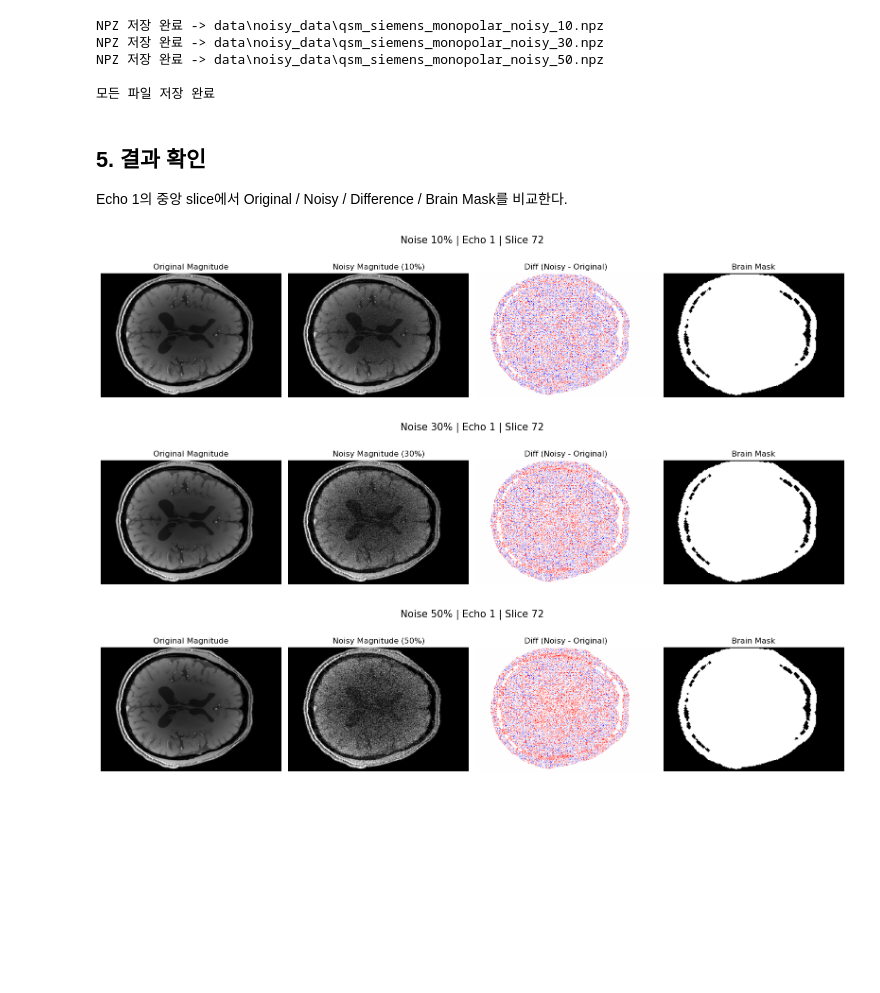
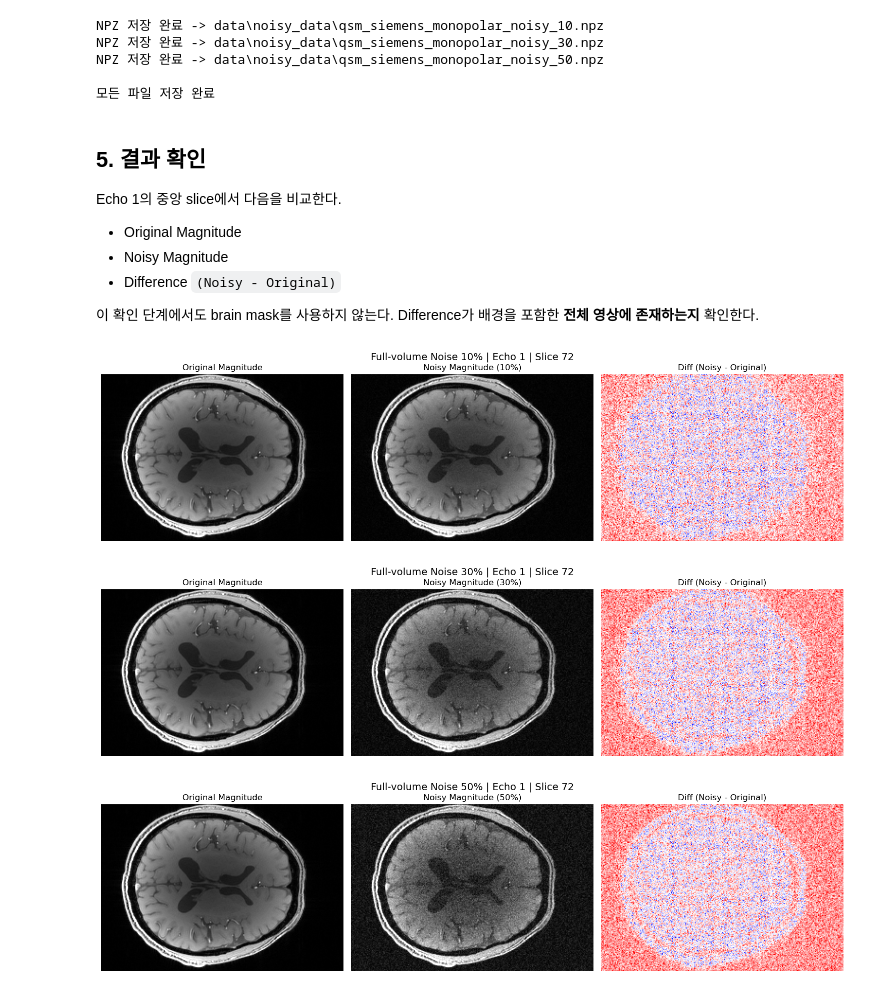
Before and after one commit to MRI-Denoising/Open-QSM-MP-PCA, a Jupyter notebook: 02_Add_noise.ipynb, the cells around one changed output. Drawn from its saved outputs; the diff is of its cells as text; code cells hidden in the pictures; blank space fills up the shorter version.

```diff
--- a/02_Add_noise.ipynb
+++ b/02_Add_noise.ipynb
@@ -121,14 +148,16 @@ mean_signals = []
 
 for e in range(n_echoes):
     mag_echo = np.abs(meas_gre[..., e])
-    brain_region = mag_echo[mask]
-    mean_signals.append(float(brain_region.mean()))
+
+    # mask를 사용하지 않고 전체 volume 평균 magnitude 계산
+    mean_signal = float(np.mean(mag_echo))
+    mean_signals.append(mean_signal)
 
 overall_mean = float(np.mean(mean_signals))
 
-print("===== Echo별 brain-mask 내부 평균 magnitude =====")
+print("===== Echo별 전체 volume 평균 magnitude =====")
 for e, value in enumerate(mean_signals, start=1):
     print(f"Echo {e}: {value:.6f}")
 
-print(f"\n전체 echo 평균 magnitude: {overall_mean:.6f}")
+print(f"\n5개 echo 전체 평균 magnitude: {overall_mean:.6f}")
 # %% [output]
@@ -255,11 +296,13 @@ for noise_percent, result in results.items():
     np.savez_compressed(
         output_path,
         noisy_complex=result["noisy_complex"],
-        mask_brain=mask.astype(bool),
+        mask_brain=mask.astype(bool),  # evaluation only
         noise_ratio=np.float32(result["noise_ratio"]),
         sigma=np.float32(result["sigma"]),
         seed=np.int32(SEED),
         overall_mean=np.float32(overall_mean),
+        noise_region=np.asarray("full_volume"),
+        sigma_reference=np.asarray("full_volume_mean_magnitude"),
         echo_times=np.asarray(echo_times, dtype=np.float64),
         field_strength=np.float32(field_strength),
     )
@@ -275,11 +318,13 @@ for noise_percent, result in results.items():
             mat_path,
             {
                 "noisy_complex": result["noisy_complex"],
-                "mask_brain": mask.astype(np.uint8),
+                "mask_brain": mask.astype(np.uint8),  # evaluation only
                 "noise_ratio": result["noise_ratio"],
                 "sigma": result["sigma"],
                 "seed": SEED,
                 "overall_mean": overall_mean,
+                "noise_region": "full_volume",
+                "sigma_reference": "full_volume_mean_magnitude",
                 "echo_times": np.asarray(echo_times, dtype=np.float64),
                 "field_strength": field_strength,
             }
@@ -297,60 +342,60 @@ NPZ 저장 완료 -> data\noisy_data\qsm_siemens_monopolar_noisy_50.npz
 # %% [markdown]
 ## 5. 결과 확인
 
-Echo 1의 중앙 slice에서 Original / Noisy / Difference / Brain Mask를 비교한다.
+Echo 1의 중앙 slice에서 다음을 비교한다.
+
+- Original Magnitude
+- Noisy Magnitude
+- Difference `(Noisy - Original)`
+
+이 확인 단계에서도 brain mask를 사용하지 않는다.
+Difference가 배경을 포함한 **전체 영상에 존재하는지** 확인한다.
 # %%
 echo_idx = 0
 slice_idx = meas_gre.shape[2] // 2
 
 orig_mag = np.abs(meas_gre).astype(np.float32)
+
+# 모든 noise level에서 동일한 display range 사용
+orig_2d_ref = orig_mag[:, :, slice_idx, echo_idx]
+vmin, vmax = np.percentile(orig_2d_ref, (1, 99))
 
 for noise_percent in [10, 30, 50]:
     noisy_complex = results[noise_percent]["noisy_complex"]
     noisy_mag = np.abs(noisy_complex).astype(np.float32)
 
     orig_2d = orig_mag[:, :, slice_idx, echo_idx]
     noisy_2d = noisy_mag[:, :, slice_idx, echo_idx]
-    mask_2d = mask[:, :, slice_idx]
-
     diff_2d = noisy_2d - orig_2d
 
-    brain_values = orig_mag[..., echo_idx][mask]
-    vmin, vmax = np.percentile(brain_values, (1, 99))
-
-    if np.any(mask_2d):
-        dv = np.percentile(np.abs(diff_2d[mask_2d]), 99)
-    else:
-        dv = np.percentile(np.abs(diff_2d), 99)
-
+    dv = np.percentile(np.abs(diff_2d), 99)
     dv = max(float(dv), 1e-8)
 
-    fig, ax = plt.subplots(1, 4, figsize=(16, 4))
+    fig, ax = plt.subplots(1, 3, figsize=(15, 4))
 
     ax[0].imshow(orig_2d, cmap="gray", vmin=vmin, vmax=vmax)
     ax[0].set_title("Original Magnitude")
 
     ax[1].imshow(noisy_2d, cmap="gray", vmin=vmin, vmax=vmax)
     ax[1].set_title(f"Noisy Magnitude ({noise_percent}%)")
 
     ax[2].imshow(diff_2d, cmap="bwr", vmin=-dv, vmax=dv)
     ax[2].set_title("Diff (Noisy - Original)")
 
-    ax[3].imshow(mask_2d, cmap="gray")
-    ax[3].set_title("Brain Mask")
-
     for a in ax:
         a.axis("off")
 
     fig.suptitle(
-        f"Noise {noise_percent}% | Echo {echo_idx + 1} | Slice {slice_idx}",
-        fontsize=15
+        f"Full-volume Noise {noise_percent}% | "
+        f"Echo {echo_idx + 1} | Slice {slice_idx}",
+        fontsize=14
     )
 
     plt.tight_layout()
     plt.show()
 # %% [output]
-[figure, old version]
+[figure, new version]
-[figure, old version]
+[figure, new version]
-[figure, old version]
+[figure, new version]
 # %% [markdown]
 ## 6. 생성 결과 요약
```
Also changed, not shown: parts of 11 cells of this notebook, 19 other files.
